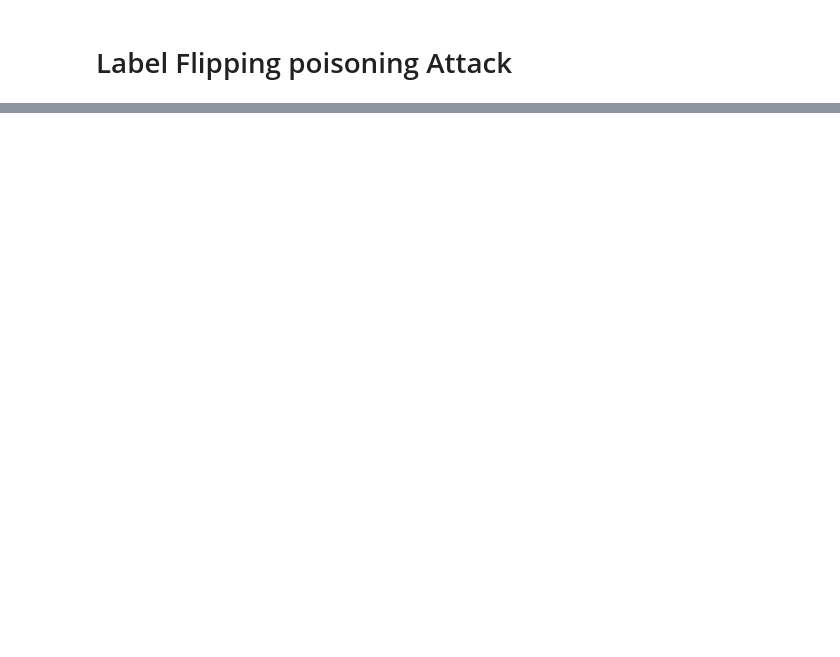
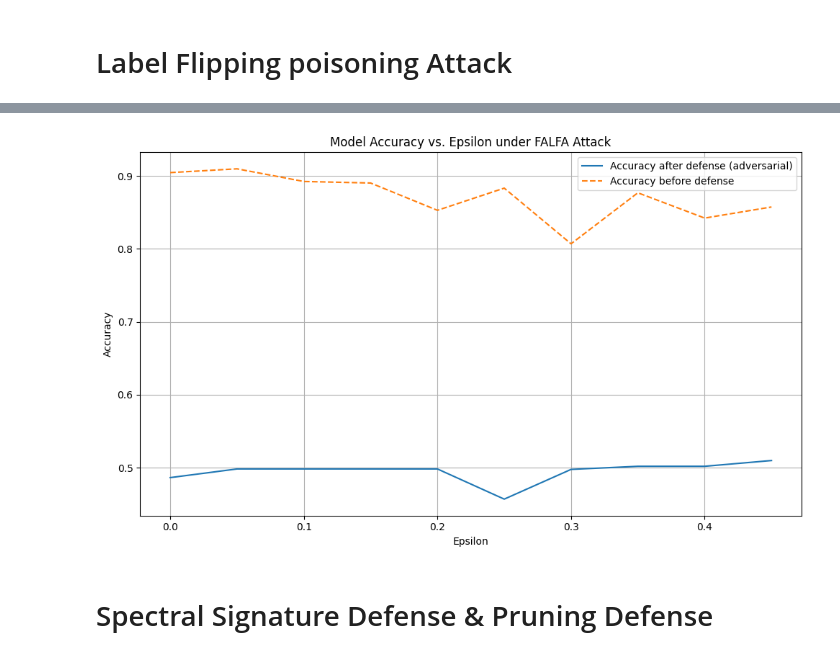
Before and after one commit to Wnhatt/frau_detec_DL, a Jupyter notebook: evaluation.ipynb, the cells around one changed output, grey strips where cells are left out. Saved outputs shown, nothing was run; the diff lists cells and outputs as text; code cells hidden in the pictures; blank space fills up the shorter version.

```diff
--- a/evaluation.ipynb
+++ b/evaluation.ipynb
@@ -221,2 +221,10 @@ plt.show()
 # %% [markdown]
 # Label Flipping poisoning Attack
+# %%
+from defences.knn_based_defense import knn_based_defense
+from attacks.falfa import falfa
+from utils.dataset import save_model, load_model_state
+import numpy as np
+
+
+range_attack = np.arange(0, 0.5, 0.05)
@@ -222,0 +398,18 @@ plt.show()
+# %%
+import matplotlib.pyplot as plt
+range_attack = np.arange(0, 0.5, 0.05)
+# Vẽ biểu đồ
+plt.figure(figsize=(10, 6))
+plt.plot(range_attack, accu_poisend_list, label='Accuracy after defense (adversarial)')
+plt.plot(range_attack, accu_defense_list, label='Accuracy before defense', linestyle='--')
+plt.xlabel('Epsilon')
+plt.ylabel('Accuracy')
+plt.title('Model Accuracy vs. Epsilon under FALFA Attack')
+plt.legend()
+plt.grid(True)
+plt.tight_layout()
+plt.show()
+# %% [output]
+[figure, added]
+# %% [markdown]
+# Spectral Signature Defense & Pruning Defense
```
Also changed, not shown: parts of 11 cells of this notebook, 13 other files.
